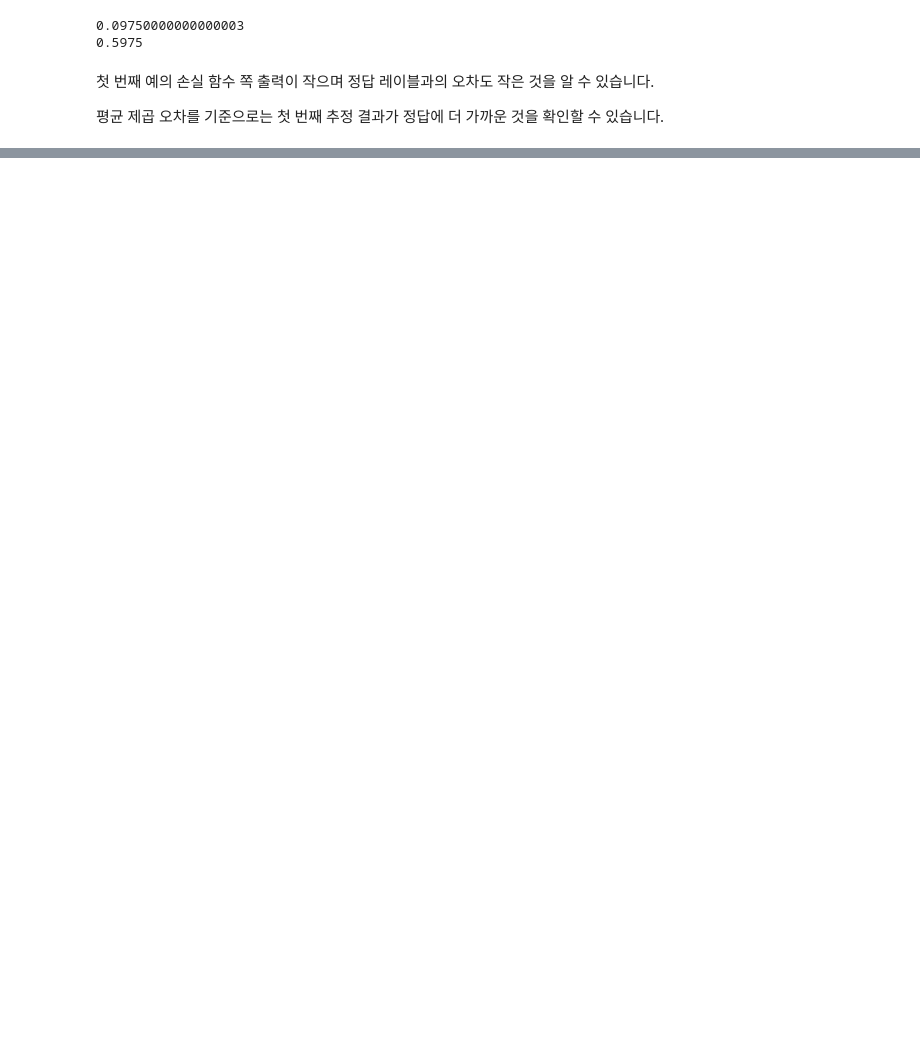
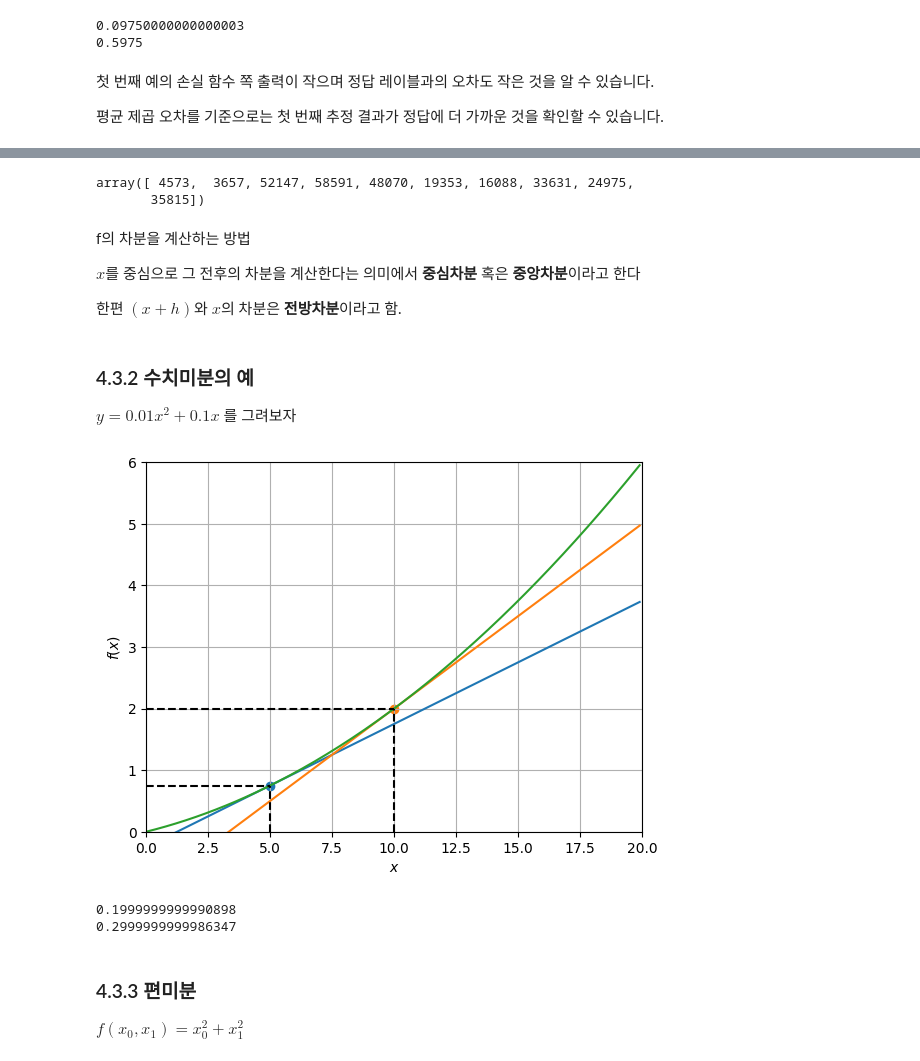
Before and after one commit to jsh112/AIproject, a Jupyter notebook: Book/Chpater4.ipynb, the cells around one changed output, grey strips where cells are left out. Saved outputs shown, nothing was run; the diff lists cells and outputs as text; code cells hidden in the pictures; blank space fills up the shorter version.

```diff
--- a/Book/Chpater4.ipynb
+++ b/Book/Chpater4.ipynb
@@ -39,0 +126,5 @@ print(MSE(y,t))
+# %%
+np.random.choice(60000, 10)
+# %% [output]
+array([ 4573,  3657, 52147, 58591, 48070, 19353, 16088, 33631, 24975,
+       35815])
@@ -39,0 +165,75 @@ print(MSE(y,t))
+# %% [markdown]
+f의 차분을 계산하는 방법
+
+$x$를 중심으로 그 전후의 차분을 계산한다는 의미에서 **중심차분** 혹은 **중앙차분**이라고 한다
+
+한편 $(x+h)$와 $x$의 차분은 **전방차분**이라고 함.
+# %% [markdown]
+### 4.3.2 수치미분의 예
+
+$y = 0.01x^2 + 0.1x$ 를 그려보자
+# %%
+import numpy as np
+import matplotlib.pyplot as plt
+
+# Define the function
+
+
+def function_1(x):
+    return 0.01 * x ** 2 + 0.1 * x
+
+# Define the numerical differentiation function
+
+
+def numerical_diff(f, x):
+    h = 1e-4  # Small step
+    return (f(x + h) - f(x - h)) / (2 * h)
+
+
+# Set up the data
+x = np.arange(0.0, 20.0, 0.1)
+y = function_1(x)
+
+# Calculate the derivatives at specific points
+x1, x2 = 5, 10
+y1, y2 = function_1(x1), function_1(x2)
+diff1 = numerical_diff(function_1, x1)
+diff2 = numerical_diff(function_1, x2)
+
+# Plot the tangent lines at x = 5 and x = 10
+plt.plot(x, diff1 * (x - x1) + y1, label="Tangent at x=5")
+plt.plot(x, diff2 * (x - x2) + y2, label="Tangent at x=10")
+
+# Plot the original function
+plt.plot(x, y, label="$f(x) = 0.01x^2 + 0.1x$")
+plt.ylabel("$f(x)$")
+plt.xlabel("$x$")
+
+# Add perpendicular lines (foot of perpendicular)
+plt.vlines(x1, 0, y1, color='black', linestyle='--',
+           label=f"Perpendicular at x={x1}")
+plt.vlines(x2, 0, y2, color='black', linestyle='--',
+           label=f"Perpendicular at x={x2}")
+plt.hlines(y1, 0, x1, color='black', linestyle='--')
+plt.hlines(y2, 0, x2, color='black', linestyle='--')
+
+plt.scatter(x1, y1)
+plt.scatter(x2, y2)
+
+# Display settings
+plt.xlim(0, 20)
+plt.ylim(0, 6)
+plt.grid()
+plt.show()
+# %% [output]
+[figure, added]
+# %%
+print(numerical_diff(function_1, 5))
+print(numerical_diff(function_1, 10))
+# %% [output]
+0.1999999999990898
+0.2999999999986347
+# %% [markdown]
+### 4.3.3 편미분
+
+$f(x_0, x_1) = x_0^2 + x_1^2$
```
Also changed, not shown: parts of 22 cells of this notebook, 16 other files.
